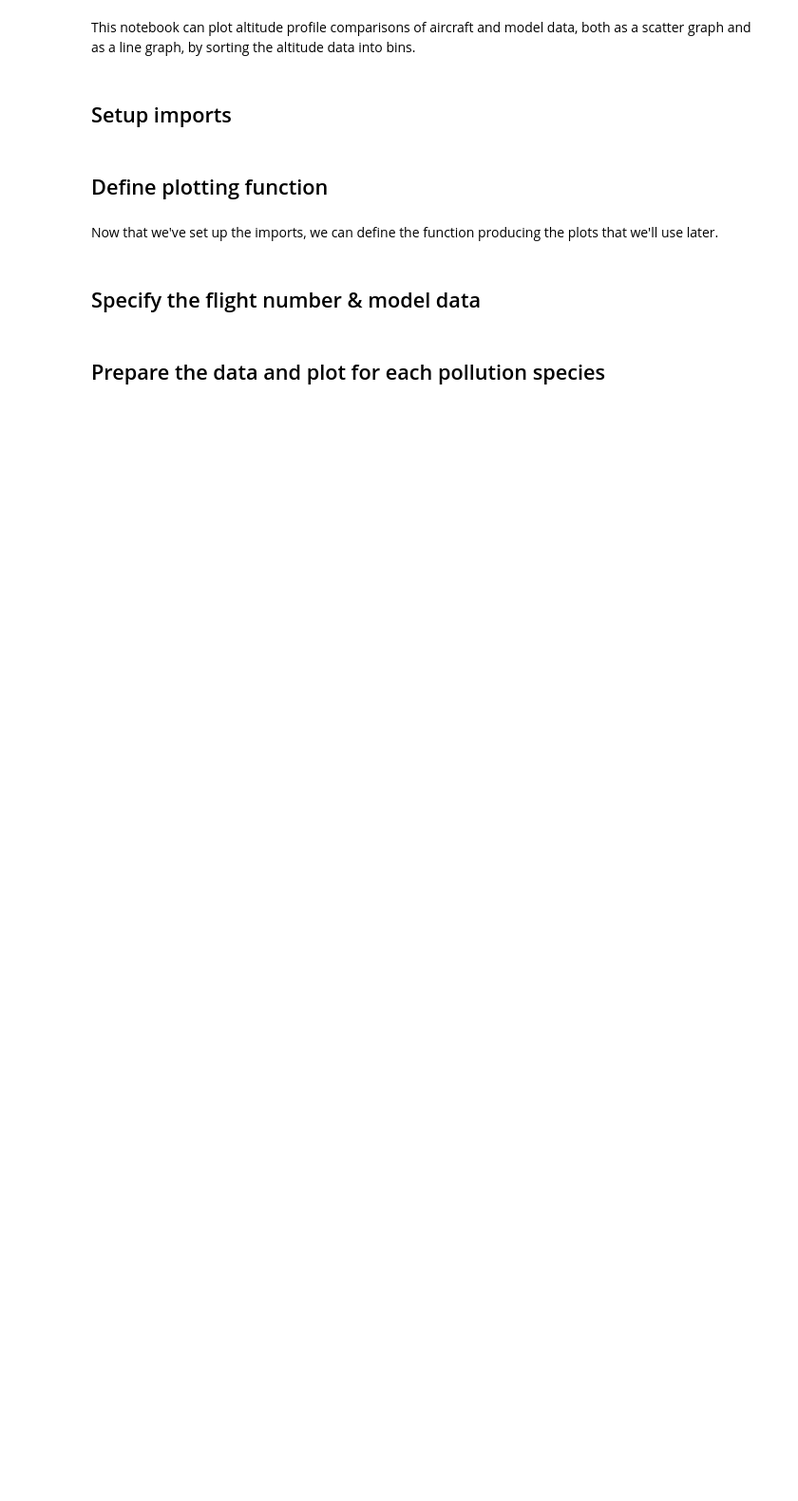
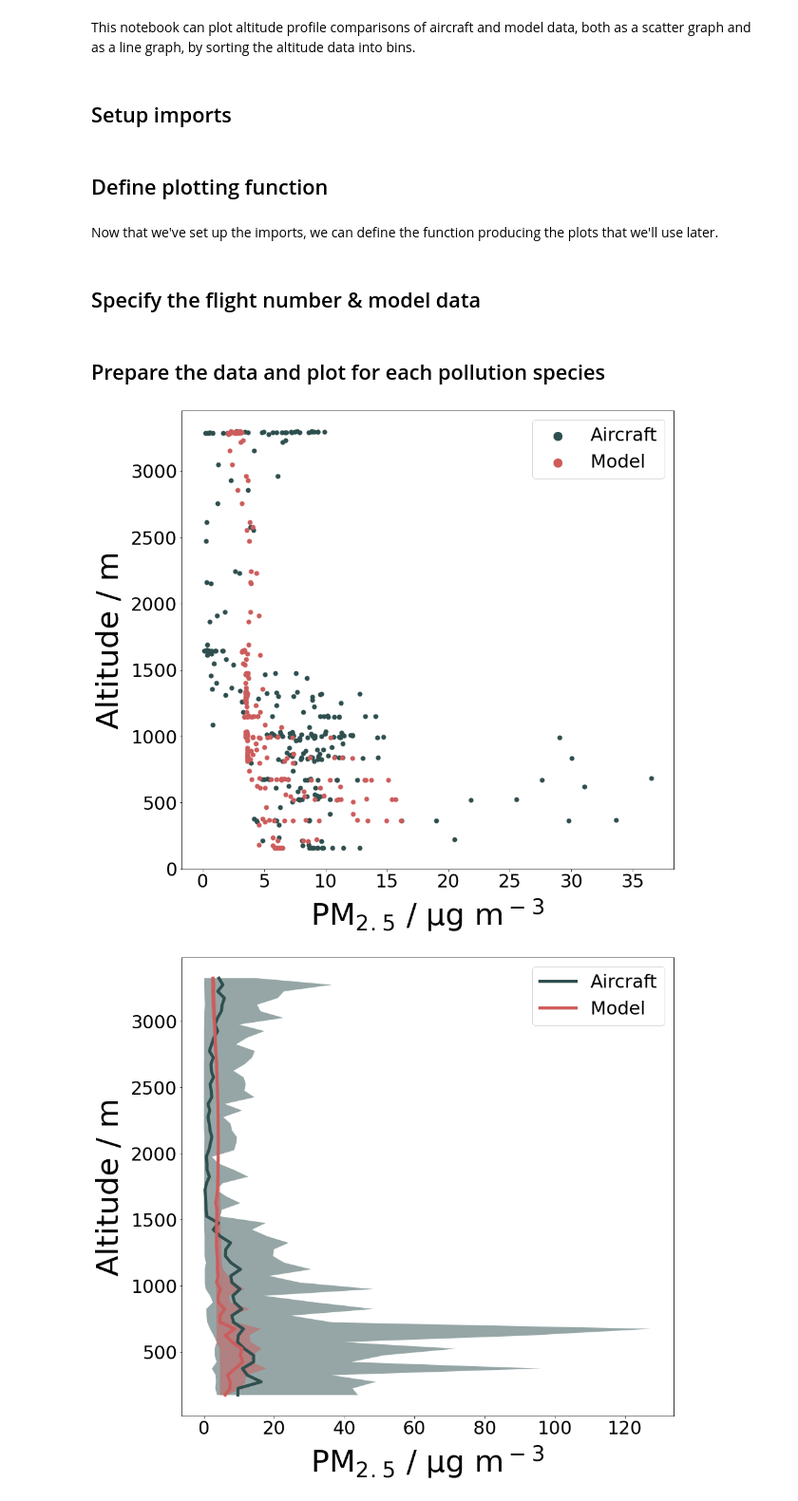
Before and after one commit to ADAQ-AQI/cap-notebooks, a Jupyter notebook: new-flight-plots/altitude_profile.ipynb, the cells around one changed output. Shown: that part at 95% size. Cells and saved outputs as stored; diff of their text form; code cells hidden in the pictures; blank space fills up the shorter version.

```diff
--- a/new-flight-plots/altitude_profile.ipynb
+++ b/new-flight-plots/altitude_profile.ipynb
@@ -16,6 +16,22 @@ warnings.filterwarnings('ignore')
 ## Define plotting function
 # %% [markdown]
 Now that we've set up the imports, we can define the function producing the plots that we'll use later.
+# %%
+def display_figure(ax,plotdir,key,outcome,title,x_label):
+
+    # Set the axes labels.
+    plt.xlabel(x_label,fontsize=50,labelpad=10)
+    plt.ylabel('Altitude / m',fontsize=50,labelpad=10)
+
+    # Set the axes ticks.
+    ax.tick_params(labelsize=30)
+
+    if outcome == 'show':
+        plt.show()
+
+    elif outcome == 'save':
+        plt.savefig(plotdir+key+'_'+title+'.png')
+        plt.close()
 # %%
 def plot_altitude_profile(full_df,df,plotdir,key,label,a_colour,m_colour,alt_bin,avg_method,min_method,max_method,model) :
 
@@ -43,18 +59,7 @@ def plot_altitude_profile(full_df,df,plotdir,key,label,a_colour,m_colour,alt_bin
         # Add a legend.
         plt.legend(fontsize=30,markerscale=2)
 
-    # Set the axes labels.
-    plt.xlabel(label,fontsize=50,labelpad=10)
-    plt.ylabel('Altitude / m',fontsize=50,labelpad=10)
-
-    # Set the axes ticks.
-    ax.tick_params(labelsize=30)
-
-    #plt.show()
-    # Save the figure.
-    plt.savefig(plotdir+key+'_Altitude_Profile.png')
-    plt.close()
-
+    display_figure(ax,plotdir,key,'show','Altitude_Profile',label)
     """
     Plot altitude profile comparisons of aircraft and model data with binned data.
     """
@@ -77,17 +82,7 @@ def plot_altitude_profile(full_df,df,plotdir,key,label,a_colour,m_colour,alt_bin
         # Add a legend.
         plt.legend(fontsize=30,markerscale=2)
 
-    # Set the axes labels.
-    plt.xlabel(label,fontsize=50,labelpad=10)
-    plt.ylabel('Altitude / m',fontsize=50,labelpad=10)
-
-    # Set the axes ticks.
-    ax.tick_params(labelsize=30)
-
-    #plt.show()
-    # Save the figure.
-    plt.savefig(plotdir+key+'_Altitude_Profile_Binned.png')
-    plt.close()
+    display_figure(ax,plotdir,key,'show','Altitude_Profile_Binned',label)
 # %% [markdown]
 ## Specify the flight number & model data
 # %%
@@ -101,23 +96,26 @@ model = True
 ## Prepare the data and plot for each pollution species
 # %%
 # Define the pollutant species.
-species_dict = pre.species_dictionary()
+species_dict = pre.species_dictionary(flight_number)
 
 # Define various options, including flight information, data location and sampling parameters.
 setup = pre.setup_notebook(flight_number, model)
 optns = setup[4]
 
 # Loop through the pollutant species, producing plots for each.
 for key in species_dict.keys() :
 
     # Setup the species information.
     code,label,column_key,unit_conv = species_dict[key]['code'],species_dict[key]['label'],species_dict[key]['column_key'],species_dict[key]['unit_conv']
 
     # Combine the aircraft and model data.
     df = pre.combine_data(setup,code)
 
     # Resample the data.
     resample_df = pre.resample_data(df,optns['resample_time'],optns['avg_method'],optns['min_method'],optns['max_method'], model)
 
     # Produce the plots.
     plot_altitude_profile(df,resample_df,setup[5],key,label,optns['a_colour'],optns['m_colour'],optns['alt_bin'],optns['avg_method'],optns['min_method'],optns['max_method'], model)
+# %% [output]
+[figure, added]
+[figure, added]
```
Also changed, not shown: 6 other files.
